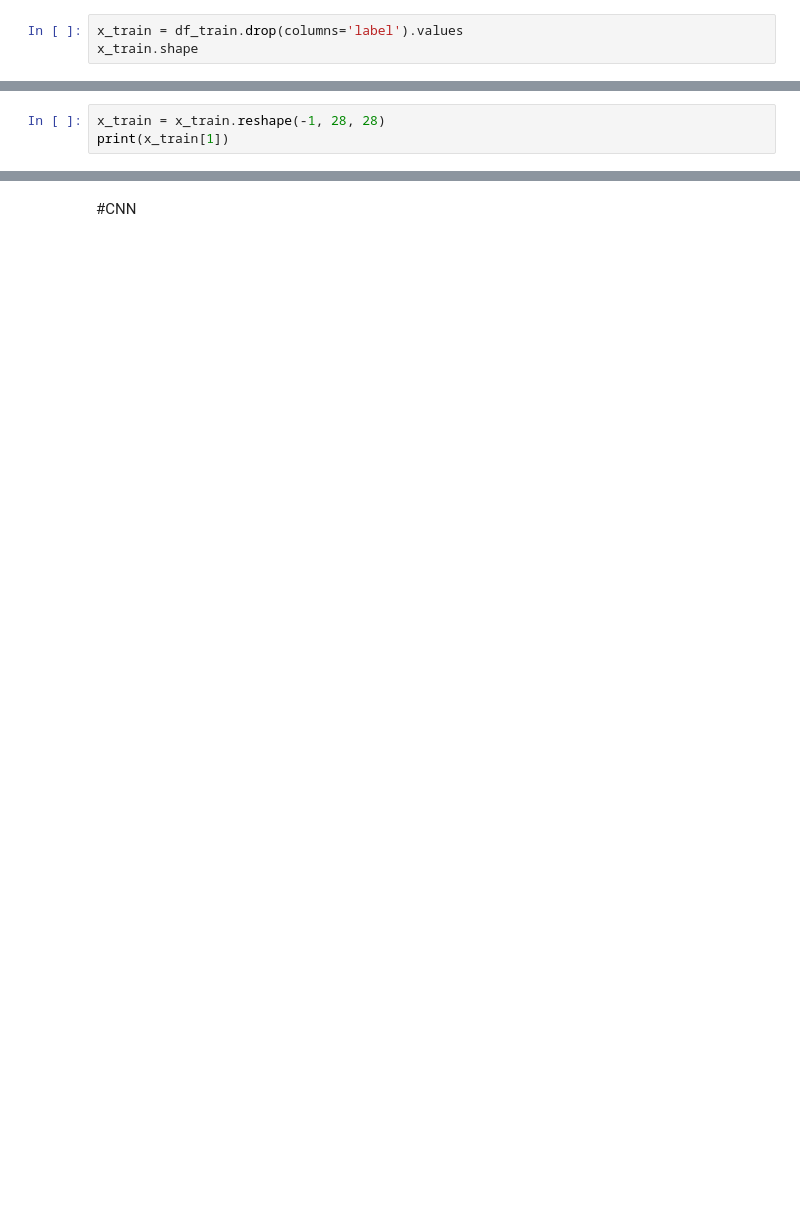
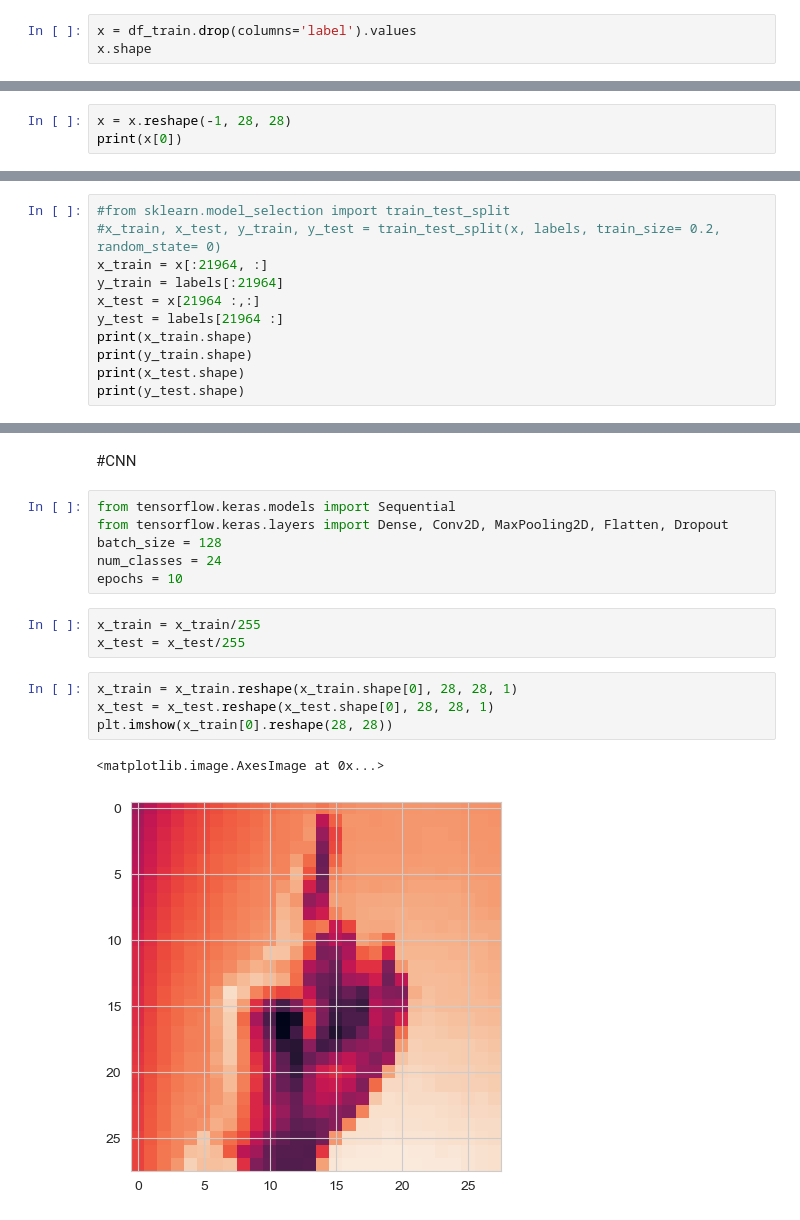
Before and after one commit to zenithexe/Sign-Language-Interpreter, a Jupyter notebook: sign_detector.ipynb, the cells around one changed output, grey strips where cells are left out. Drawn from its saved outputs; the diff is of its cells as text; blank space fills up the shorter version.

Commit message:
Added CNN model and cv2 for testing

```diff
--- a/sign_detector.ipynb
+++ b/sign_detector.ipynb
@@ -40,7 +41,7 @@ print(y)
 # %% [output]
 [ 3  6  2 ... 18 17 23]
 # %%
-x_train = df_train.drop(columns='label').values
-x_train.shape
+x = df_train.drop(columns='label').values
+x.shape
 # %% [output]
 (27455, 784)
@@ -52,4 +52,4 @@ print(x_train)'''
 # %%
-x_train = x_train.reshape(-1, 28, 28)
-print(x_train[1])
+x = x.reshape(-1, 28, 28)
+print(x[0])
 # %% [output]
@@ -81,3 +81,14 @@ for i in range(5):
     plt.tight_layout()
 # %% [output]
 [figure]
+# %%
+#from sklearn.model_selection import train_test_split
+#x_train, x_test, y_train, y_test = train_test_split(x, labels, train_size= 0.2, random_state= 0)
+x_train = x[:21964, :]
+y_train = labels[:21964]
+x_test = x[21964 :,:]
+y_test = labels[21964 :]
+print(x_train.shape)
+print(y_train.shape)
+print(x_test.shape)
+print(y_test.shape)
@@ -84,2 +100,18 @@ for i in range(5):
 # %% [markdown]
 #CNN
+# %%
+from tensorflow.keras.models import Sequential
+from tensorflow.keras.layers import Dense, Conv2D, MaxPooling2D, Flatten, Dropout
+batch_size = 128
+num_classes = 24
+epochs = 10
+# %%
+x_train = x_train/255
+x_test = x_test/255
+# %%
+x_train = x_train.reshape(x_train.shape[0], 28, 28, 1)
+x_test = x_test.reshape(x_test.shape[0], 28, 28, 1)
+plt.imshow(x_train[0].reshape(28, 28))
+# %% [output]
+<matplotlib.image.AxesImage at 0x...>
+[figure, added]
```
Also changed, not shown: parts of 13 cells of this notebook, 2 other files.
